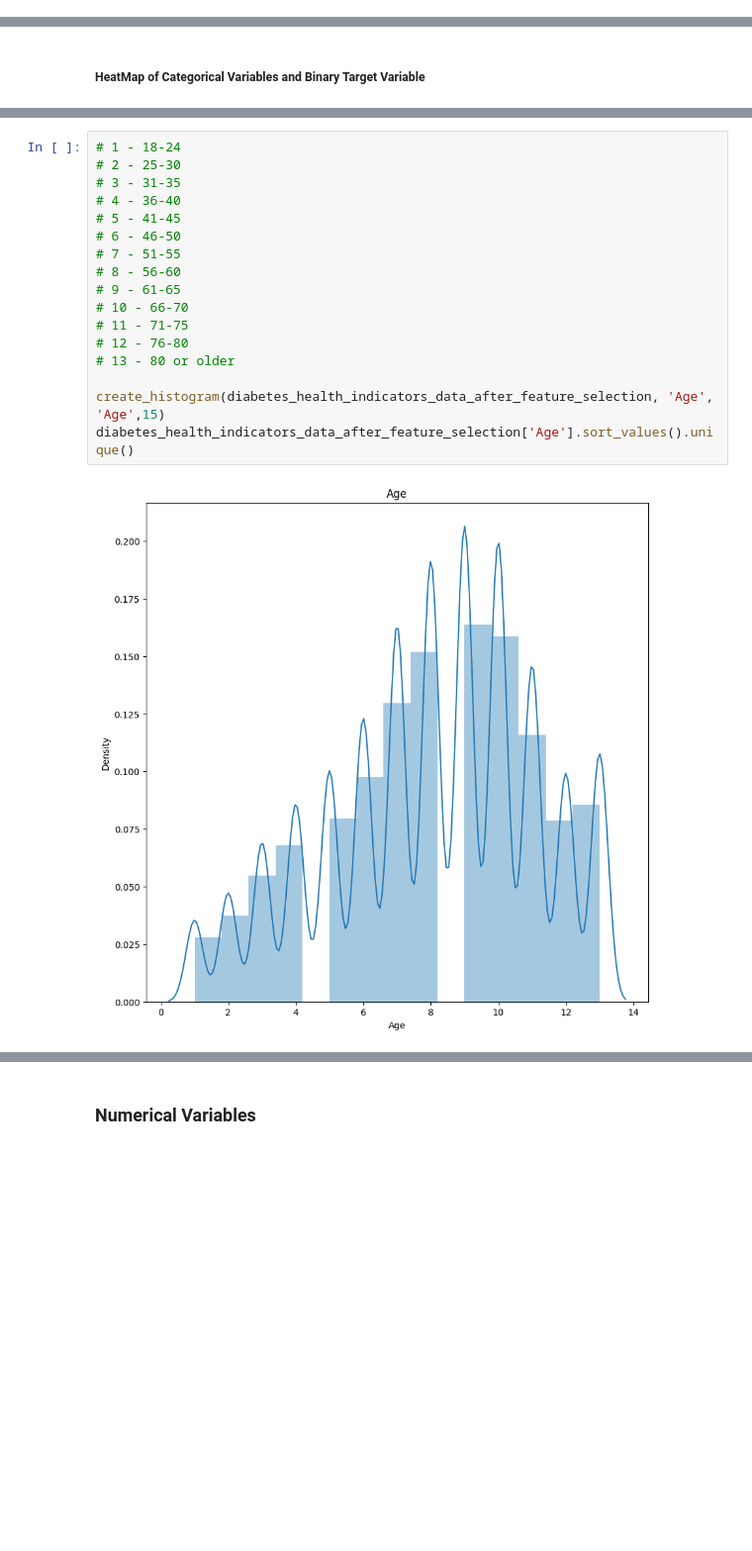
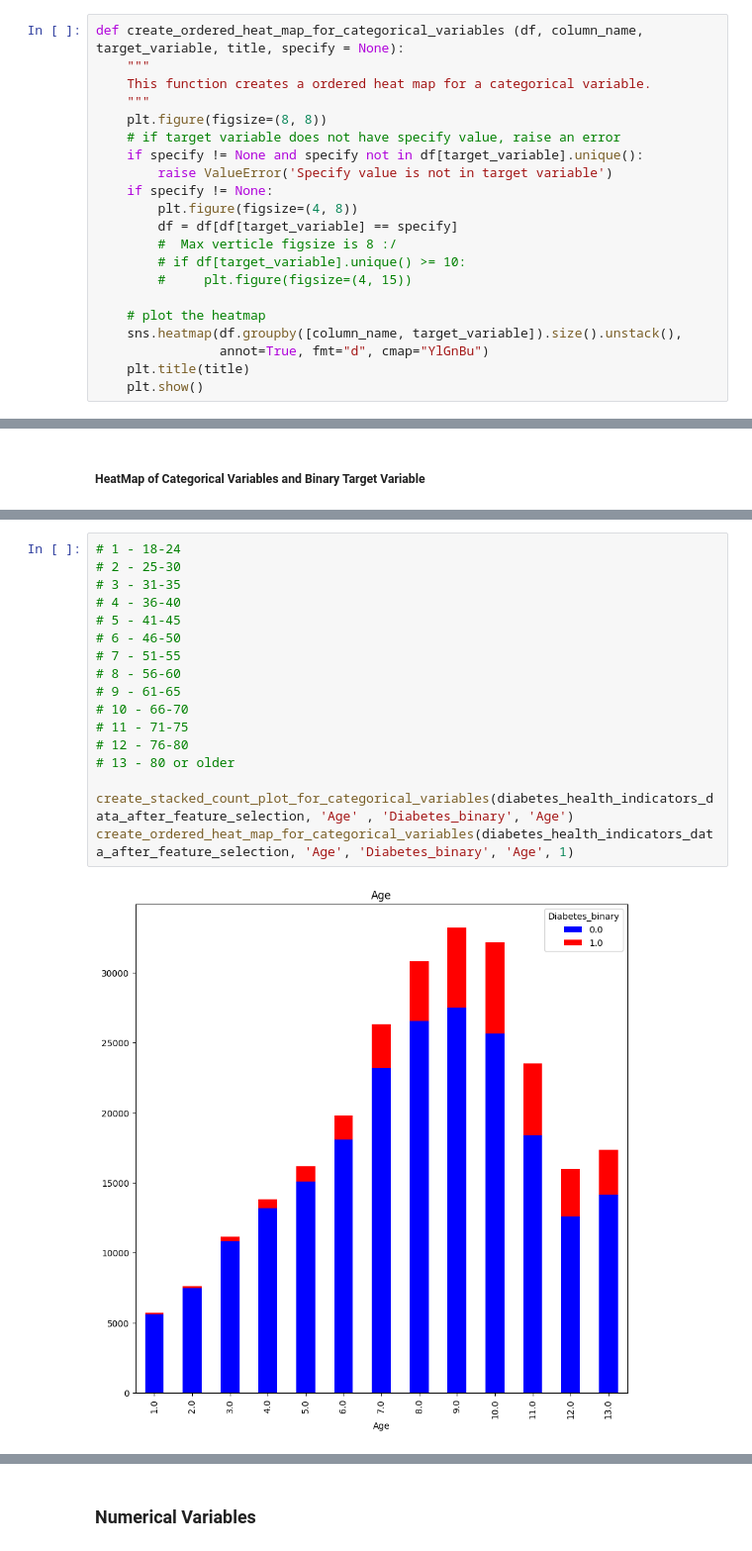
Before and after one commit to RileyLeo/Diabetes-Prediction-ML, a Jupyter notebook: notebook.ipynb, the cells around one changed output, grey strips where cells are left out. Shown at 99% size. Drawn from its saved outputs; the diff is of its cells as text; blank space fills up the shorter version.

Commit message:
heat map visuals added for categorical data

```diff
--- a/notebook.ipynb
+++ b/notebook.ipynb
@@ -81,6 +81,27 @@ def create_histogram(df, column_name, title, bins):
     sns.distplot(df[column_name], kde=True, bins=bins)
     plt.title(title)
     plt.show()
+# %%
+def create_ordered_heat_map_for_categorical_variables (df, column_name, target_variable, title, specify = None):
+    """
+    This function creates a ordered heat map for a categorical variable.
+    """
+    plt.figure(figsize=(8, 8))
+    # if target variable does not have specify value, raise an error
+    if specify != None and specify not in df[target_variable].unique():
+        raise ValueError('Specify value is not in target variable')
+    if specify != None:
+        plt.figure(figsize=(4, 8))
+        df = df[df[target_variable] == specify]
+        #  Max verticle figsize is 8 :/
+        # if df[target_variable].unique() >= 10:
+        #     plt.figure(figsize=(4, 15))
+
+    # plot the heatmap
+    sns.heatmap(df.groupby([column_name, target_variable]).size().unstack(),
+                annot=True, fmt="d", cmap="YlGnBu")
+    plt.title(title)
+    plt.show()
 # %% [markdown]
 # Exploratory Data Analysis (EDA)
 # %% [markdown]
@@ -626,19 +715,19 @@ create_heat_map(diabetes_health_indicators_data_after_feature_selection[ordinal_
 # %%
 # 1 - 18-24
 # 2 - 25-30
 # 3 - 31-35
 # 4 - 36-40
 # 5 - 41-45
 # 6 - 46-50
 # 7 - 51-55
 # 8 - 56-60
 # 9 - 61-65
 # 10 - 66-70
 # 11 - 71-75
 # 12 - 76-80
 # 13 - 80 or older
 
-create_histogram(diabetes_health_indicators_data_after_feature_selection, 'Age', 'Age',15)
-diabetes_health_indicators_data_after_feature_selection['Age'].sort_values().unique()
+create_stacked_count_plot_for_categorical_variables(diabetes_health_indicators_data_after_feature_selection, 'Age' , 'Diabetes_binary', 'Age')
+create_ordered_heat_map_for_categorical_variables(diabetes_health_indicators_data_after_feature_selection, 'Age', 'Diabetes_binary', 'Age', 1)
 # %% [output]
-[figure, old version]
+[figure, new version]
```
Also changed, not shown: parts of 31 cells of this notebook.
